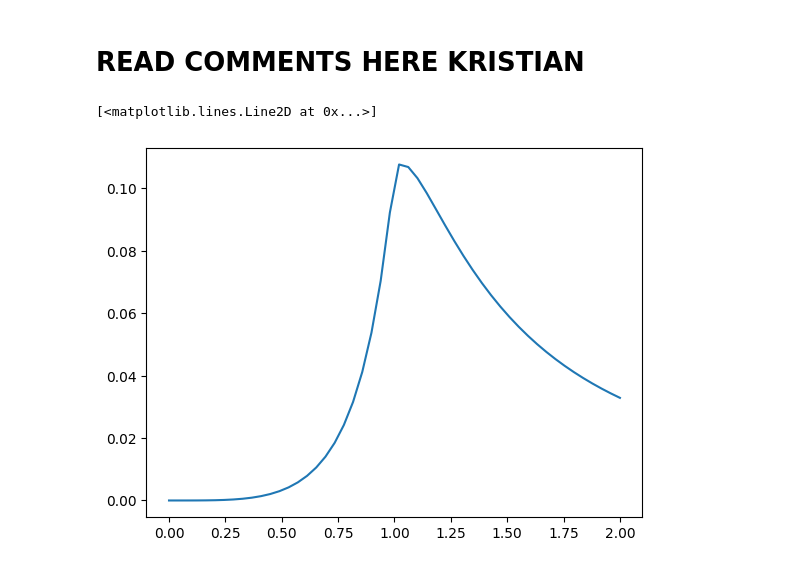
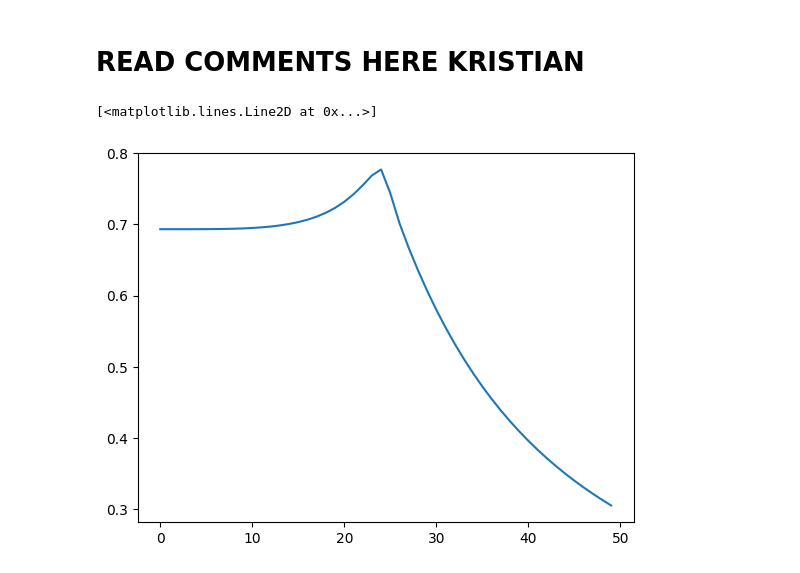
Before and after one commit to KristianMunnikhuis/subsystem_loschmidt_echo, a Jupyter notebook: scripts/mutual_info/exact_diag/Integrable Ising Model/analytics_KIBBLEZUREK.ipynb, the cells around one changed output. Cells and saved outputs as stored; diff of their text form; code cells hidden in the pictures.

```diff
--- a/scripts/mutual_info/exact_diag/Integrable Ising Model/analytics_KIBBLEZUREK.ipynb
+++ b/scripts/mutual_info/exact_diag/Integrable Ising Model/analytics_KIBBLEZUREK.ipynb
@@ -206,8 +438,7 @@ plt.xlim(ni[0],ni[-1])
 from scipy.integrate import solve_ivp
 import numpy as np
 def h(t,tau,h0):
-    return h0*(1-t/tau)
-
+    return h0*(t/tau)
 # Define RHS
 def rhs(t, X, k, J, h,h0, tau):
     u, v = X
@@ -218,23 +449,19 @@ def rhs(t, X, k, J, h,h0, tau):
 # %%
 
 L = 100
-h0 = 10
+h0 = 3
 J = 1.0
 k = (2 * np.arange(-L//2, L//2) + 1) * np.pi / (L )
-u0, v0 = U(k,h0)
+u0, v0 = U(k,0)
+tau = 50
+t_span = (0, tau)
+t_eval = np.linspace(*t_span, 1000)
+U_t = np.zeros((2, L, len(t_eval)), dtype=complex)
 
-taus = np.linspace(.1,50,10)
-tau = 10
-t_span = (0, tau)
-t_eval = np.linspace(*t_span, 200)
+for i, k_i in enumerate(k):
+    y0 = np.array([u0[i], v0[i]], dtype=complex)
+    sol = solve_ivp(rhs, t_span, y0, t_eval=t_eval, args=(k_i, J, h, h0, tau), method='RK45',max_step=0.05)
 
-ut=[]
-vt=[]
-
-for i in range(len(k)):
-    k_i = k[i]
-    y0 = np.array([u0[i], v0[i]], dtype=complex)
-    sol = solve_ivp(rhs, t_span, y0, t_eval=t_eval,args=(k_i, J, h, tau,h0))
-    ut.append(sol.y[0])
-    vt.append(sol.y[1])
+    U_t[0, i, :] = sol.y[0]  # u_k(t)
+    U_t[1, i, :] = sol.y[1]  # v_k(t)
 # %%
@@ -359,26 +562,31 @@ def sigma_general(indices,T,k):
 # READ COMMENTS HERE KRISTIAN
 # %%
 #Example vs h loop
-
+L = 100
+#momentum
+k_vals = (2 * np.arange(-L//2, L//2) + 1) * np.pi / L
 #H values
 h_v = np.linspace(0,2,50)
 
 
 dat=[]
 dat2=[]
 #loop over h
 for h in h_v:
     #Generate uk, vk via exact values
     T = U(k_vals,h)
-    #C is an awful name I gave sigma_general.
-    C = np.real((sigma_general([0,1,2,3],T,k_vals))) #NOTICE ORDER IS EASY BUT CAN MADE EASIER
+
+    C = np.real((P_n(5,T,k_vals))) #NOTICE ORDER IS EASY BUT CAN MADE EASIER
     dat.append(C)
-    C = np.real((sigma_general([0,1,2,3,4,5,6,7],T,k_vals)))
+    C = np.real((P_n(10,T,k_vals)))
     dat2.append(C)
 dat = np.array(dat)
 dat2= np.array(dat2)
 
-plot(h_v,np.log(dat2/(dat**2)))
+#plot(dat)
+#plot(dat2)
+
+plot(np.log(dat2/(dat**2)))
 # %% [output]
 [<matplotlib.lines.Line2D at 0x...>]
-[figure, old version]
+[figure, new version]
```
Also changed, not shown: parts of 13 cells of this notebook.
